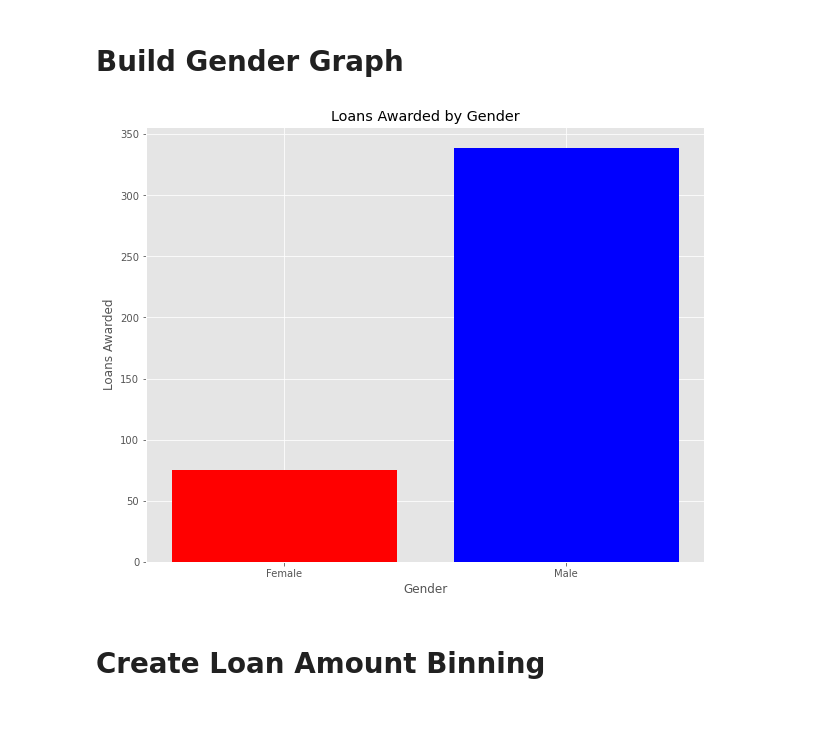
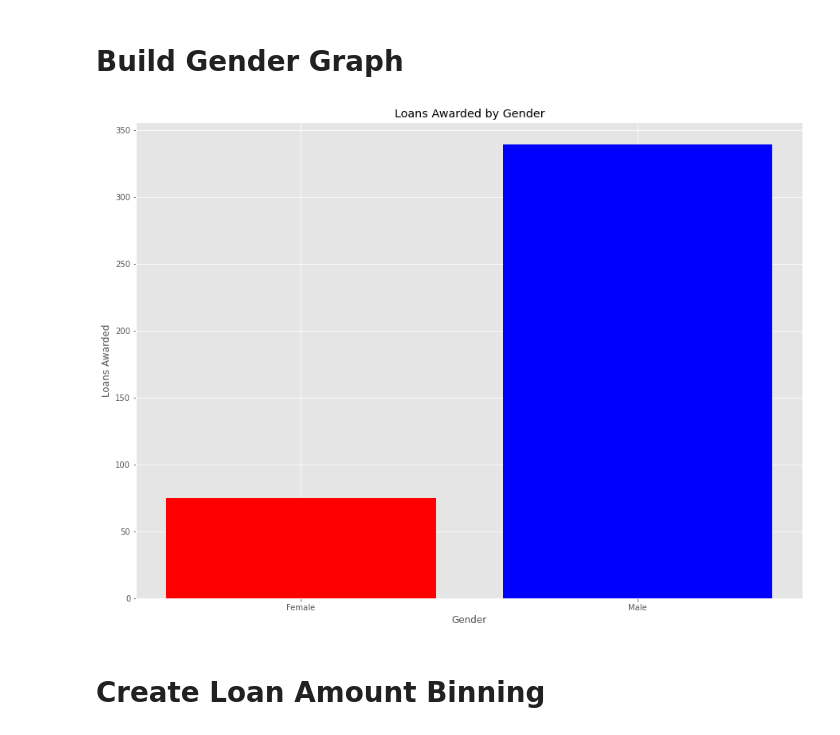
Before and after one commit to nadiarichards/Loan-Predictor, a Jupyter notebook: loan_charts.ipynb, the cells around one changed output. Cells and saved outputs as stored; diff of their text form; code cells hidden in the pictures.

```diff
--- a/loan_charts.ipynb
+++ b/loan_charts.ipynb
@@ -58,22 +58,22 @@ yAxis = gender_summary['Loan_Status'].squeeze()
 # %%
 plt.style.use('ggplot')
 
 x_pos = [i for i, _ in enumerate(xAxis)]
 
-plt.rcParams["figure.figsize"] = (10, 8)
+plt.rcParams["figure.figsize"] = (15, 11)
 
 plt.bar(x_pos, yAxis, color=['red', 'blue'])
 plt.xlabel("Gender")
 plt.ylabel("Loans Awarded")
 plt.title("Loans Awarded by Gender")
 
 plt.xticks(x_pos, xAxis)
 
 plt.savefig('loans_awarded_byGender.png')
 
 plt.show()
 # %% [output]
-[figure, old version]
+[figure, new version]
 # %% [markdown]
 # Create Loan Amount Binning
 # %%
```
Also changed, not shown: parts of 1 cell of this notebook.
